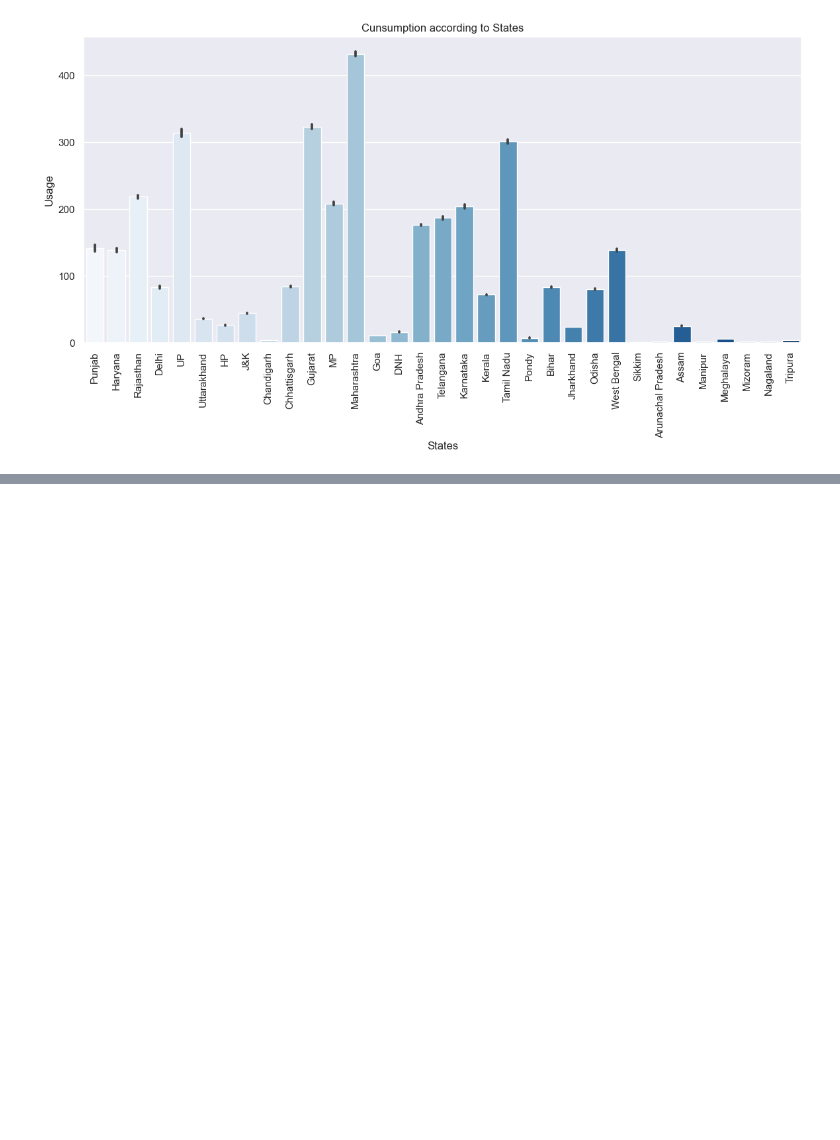
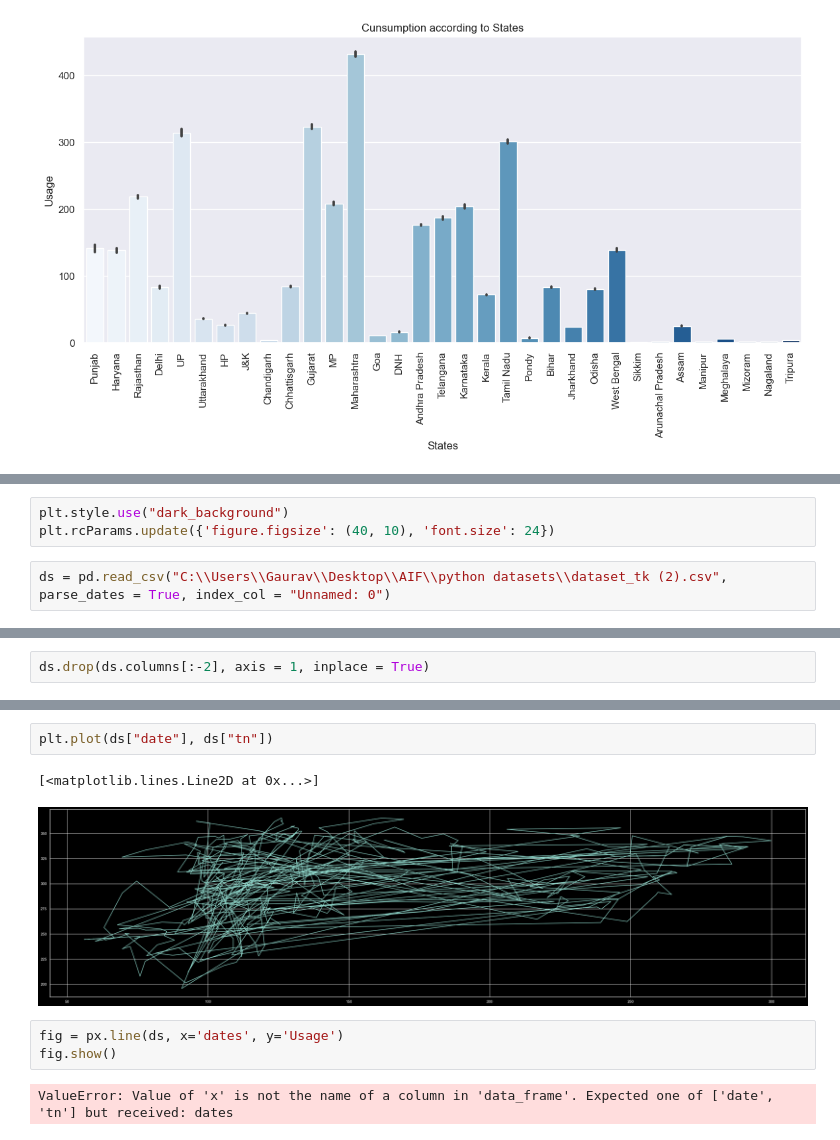
Before and after one commit to GauravSingh5519/Energy-Consumption, a Jupyter notebook: energy cunsumption.ipynb, the cells around one changed output, grey strips where cells are left out. Drawn from its saved outputs; the diff is of its cells as text; blank space fills up the shorter version.

```diff
--- a/energy cunsumption.ipynb
+++ b/energy cunsumption.ipynb
@@ -324,0 +407,5 @@ plt.show()
+# %%
+plt.style.use("dark_background")
+plt.rcParams.update({'figure.figsize': (40, 10), 'font.size': 24})
+# %%
+ds = pd.read_csv("C:\\Users\\Gaurav\\Desktop\\AIF\\python datasets\\dataset_tk (2).csv", parse_dates = True, index_col = "Unnamed: 0")
@@ -324,0 +414,2 @@ plt.show()
+# %%
+ds.drop(ds.columns[:-2], axis = 1, inplace = True)
@@ -324,0 +444,10 @@ plt.show()
+# %%
+plt.plot(ds["date"], ds["tn"])
+# %% [output]
+[<matplotlib.lines.Line2D at 0x...>]
+[figure, added]
+# %%
+fig = px.line(ds, x='dates', y='Usage')
+fig.show()
+# %% [output]
+ValueError: Value of 'x' is not the name of a column in 'data_frame'. Expected one of ['date', 'tn'] but received: dates
```
Also changed, not shown: parts of 17 cells of this notebook.
